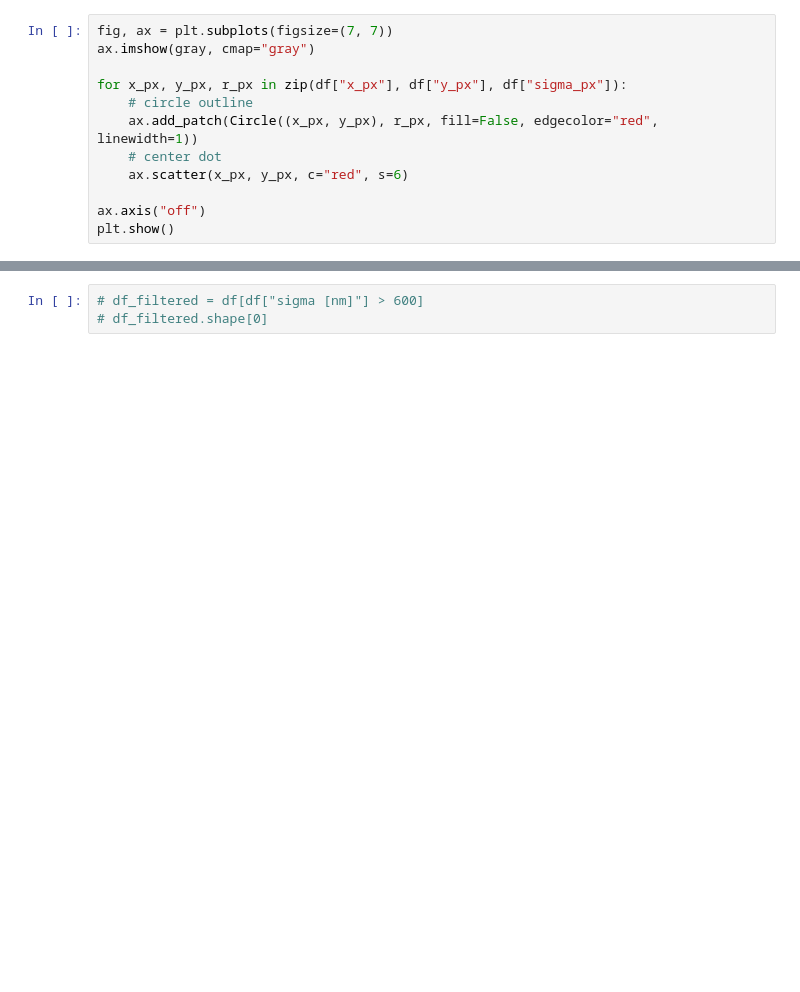
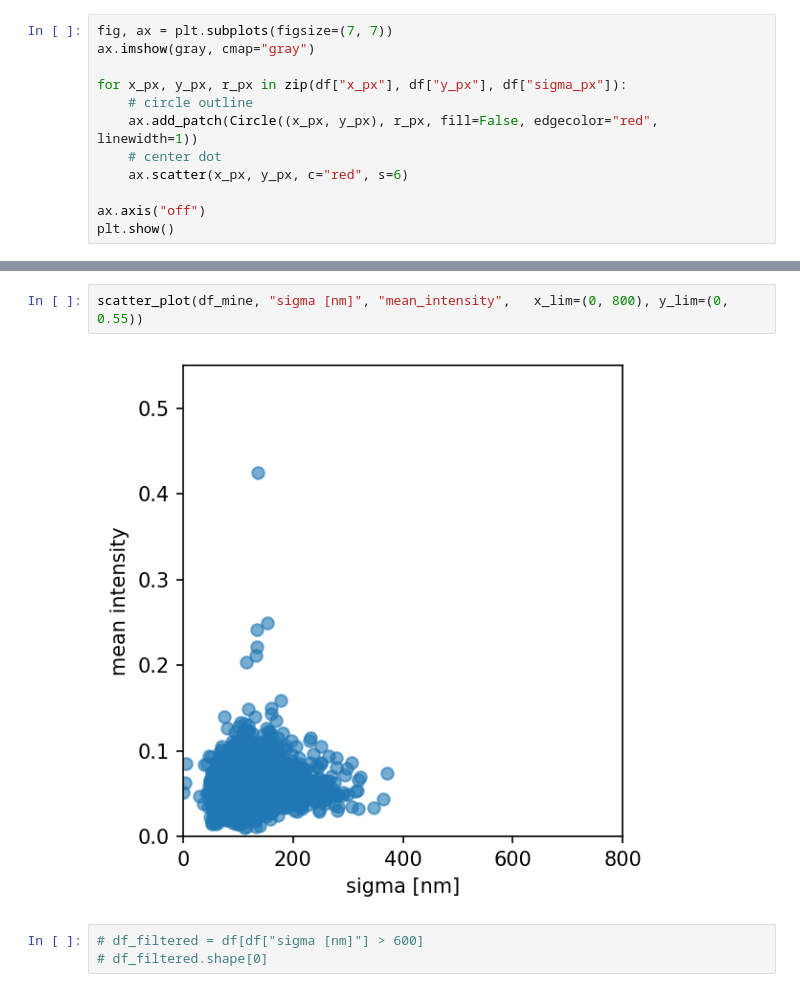
Before and after one commit to Lopatushka/LLPS, a Jupyter notebook: Kmean.ipynb, the cells around one changed output, grey strips where cells are left out. Saved outputs shown, nothing was run; the diff lists cells and outputs as text; blank space fills up the shorter version.

```diff
--- a/Kmean.ipynb
+++ b/Kmean.ipynb
@@ -172,3 +192,7 @@ scatter_plot(df, "sigma [nm]", "mean_intensity",   x_lim=(0, 800), y_lim=(0, 0.5
+# %%
+scatter_plot(df_mine, "sigma [nm]", "mean_intensity",   x_lim=(0, 800), y_lim=(0, 0.55))
+# %% [output]
+[figure, added]
 # %%
 # df_filtered = df[df["sigma [nm]"] > 600]
 # df_filtered.shape[0]
```
Also changed, not shown: parts of 12 cells of this notebook.
